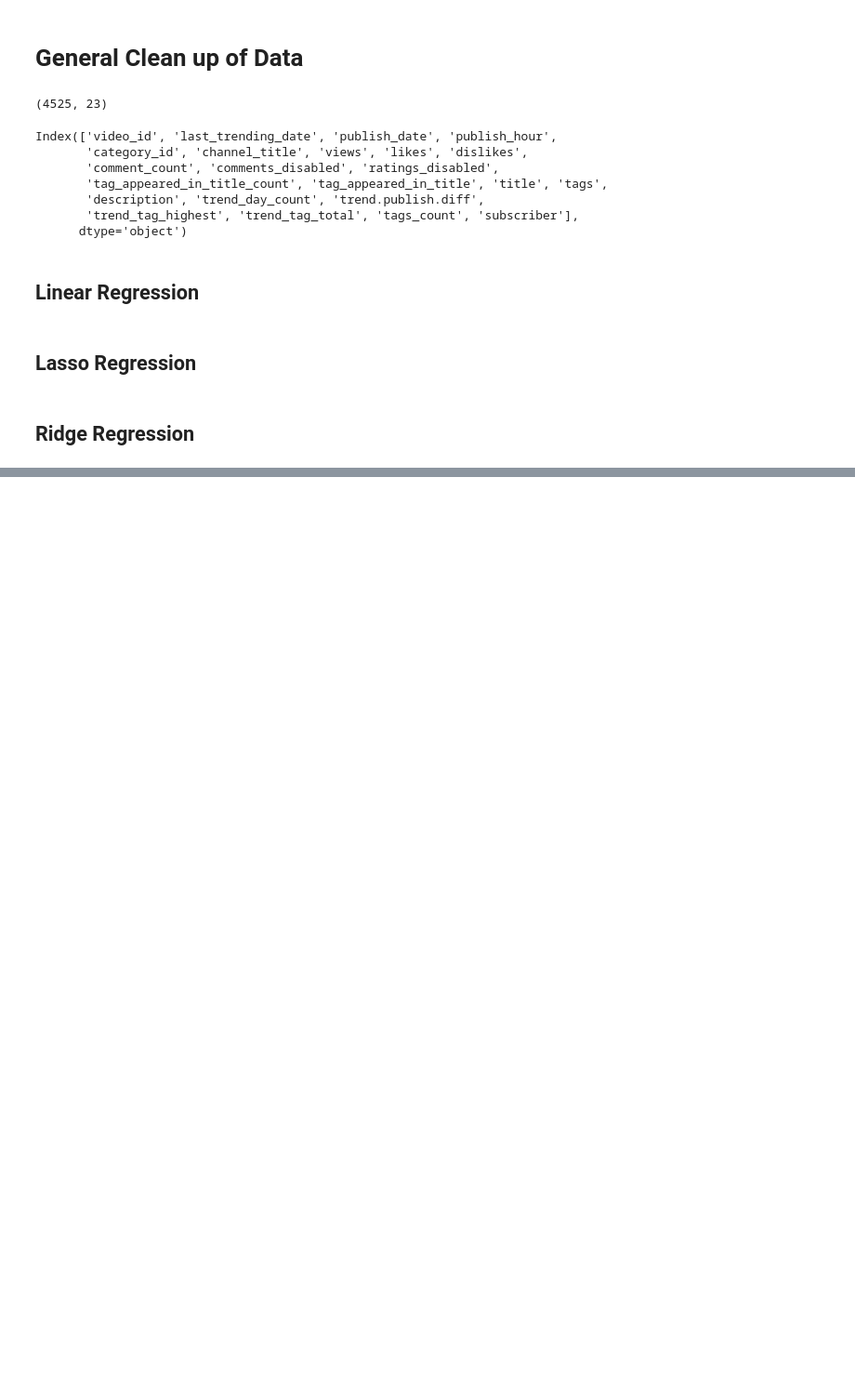
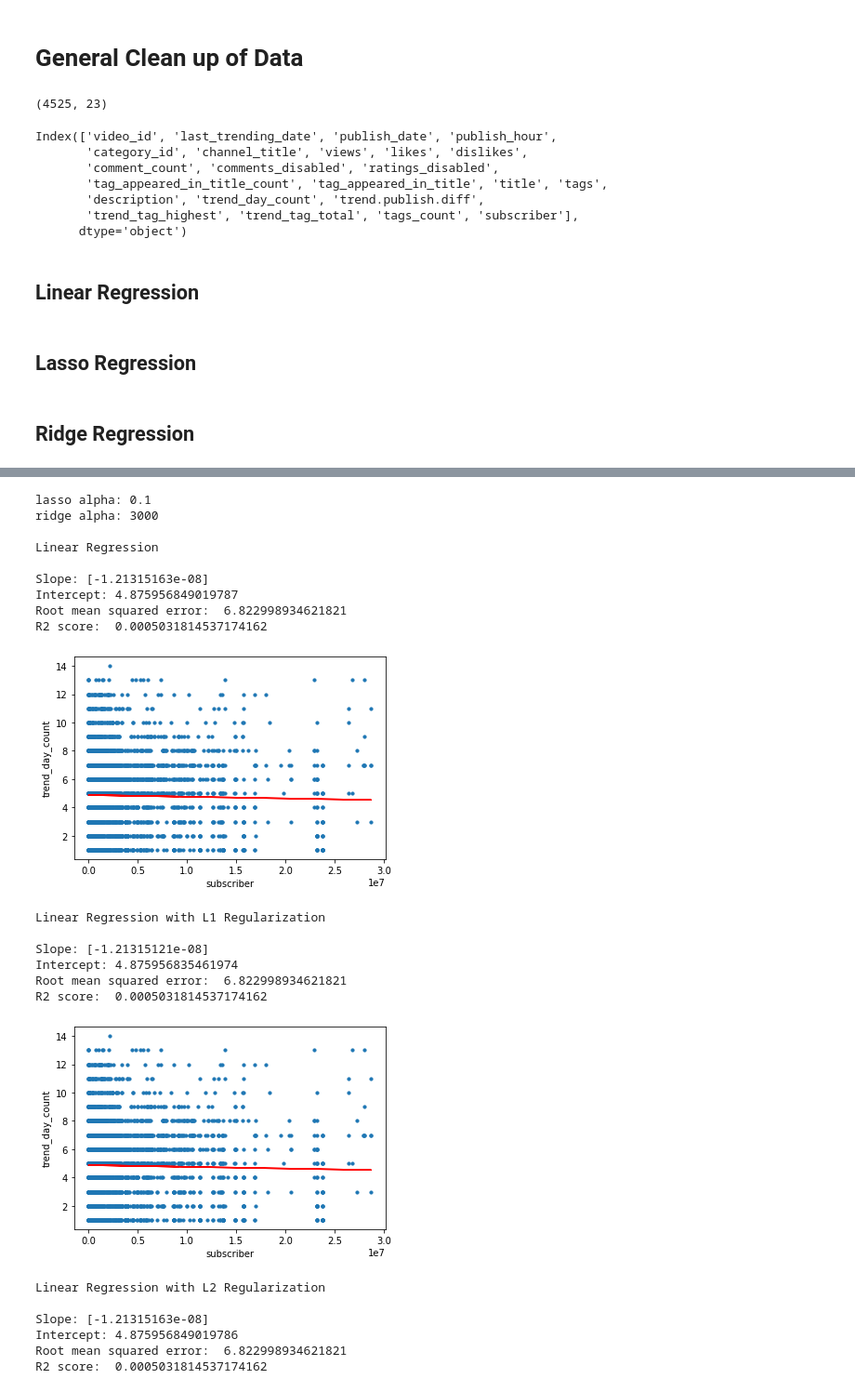
Before and after one commit to COGS118A/Group035-Sp22, a Jupyter notebook: Data Clean Up/Linear_L1_L2.ipynb, the cells around one changed output, grey strips where cells are left out. Shown: that part at 93% size. Cells and saved outputs as stored; diff of their text form; code cells hidden in the pictures; blank space fills up the shorter version.

```diff
--- a/Data Clean Up/Linear_L1_L2.ipynb
+++ b/Data Clean Up/Linear_L1_L2.ipynb
@@ -196,0 +237,31 @@ R2 score:  0.003748444498335335
+# %%
+L_Alpha(df,'subscriber','trend_day_count')
+R_Alpha(df,'subscriber','trend_day_count')
+
+linear_regression(df,'subscriber','trend_day_count')
+lasso_regression(df,'subscriber','trend_day_count',.1)
+ridge_regression(df,'subscriber','trend_day_count',3000)
+# %% [output]
+lasso alpha: 0.1
+ridge alpha: 3000
+
+Linear Regression
+
+Slope: [-1.21315163e-08]
+Intercept: 4.875956849019787
+Root mean squared error:  6.822998934621821
+R2 score:  0.0005031814537174162
+[figure, added]
+Linear Regression with L1 Regularization
+
+Slope: [-1.21315121e-08]
+Intercept: 4.875956835461974
+Root mean squared error:  6.822998934621821
+R2 score:  0.0005031814537174162
+[figure, added]
+Linear Regression with L2 Regularization
+
+Slope: [-1.21315163e-08]
+Intercept: 4.875956849019786
+Root mean squared error:  6.822998934621821
+R2 score:  0.0005031814537174162
```
Also changed, not shown: parts of 14 cells of this notebook.
